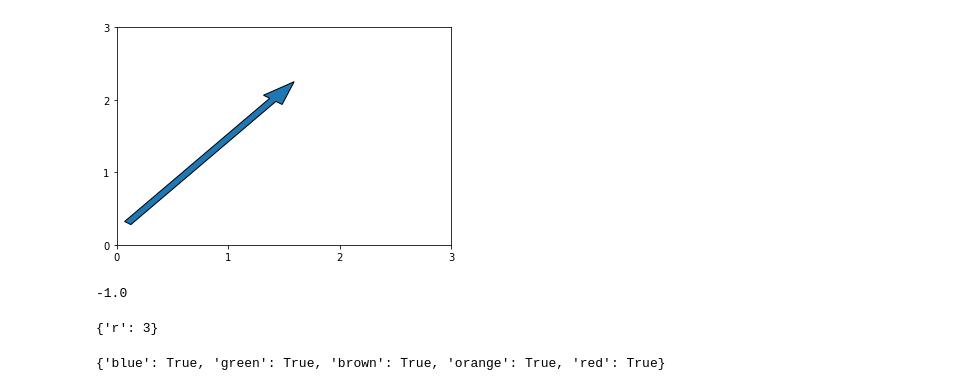
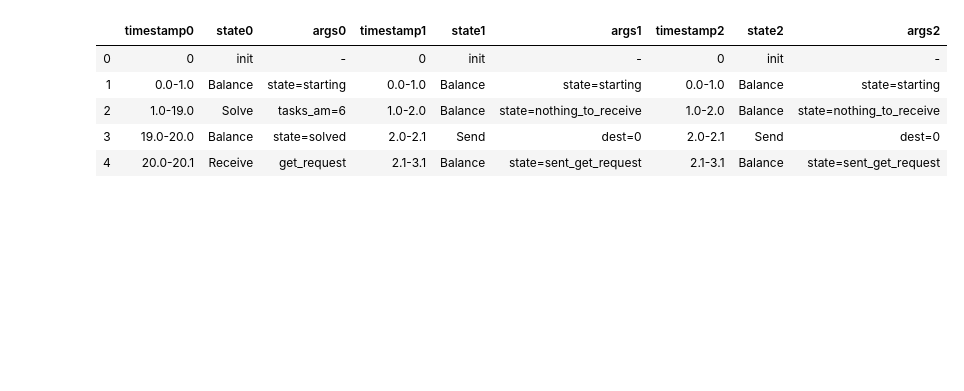
Before and after one commit to amonin7/HSECourseWork, a Jupyter notebook: Visualization.ipynb, the cells around one changed output. Saved outputs shown, nothing was run; the diff lists cells and outputs as text; code cells hidden in the pictures; blank space fills up the shorter version.

```diff
--- a/Visualization.ipynb
+++ b/Visualization.ipynb
@@ -106,20 +89,0 @@ sndr
-# %%
-import matplotlib.pyplot as plt
-
-fig, ax = plt.subplots()
-
-ax.arrow(0.1, 0.3, 1.3, 1.7,
-         width = 0.07)    #  ширина стрелки
-
-#  Установим диапазон значений:
-ax.set_xticks([0, 1, 2, 3])
-ax.set_yticks([0, 1, 2, 3])
-
-plt.show()
-# %% [output]
-[figure, removed]
-# %%
-import math
-math.cos(math.pi)
-# %% [output]
--1.0
@@ -129,8 +90,9 @@ sta['r'] = 3
-# %%
-sta
-# %% [output]
-{'r': 3}
-# %%
-status
-# %% [output]
-{'blue': True, 'green': True, 'brown': True, 'orange': True, 'red': True}
+# %%
+df.head()
+# %% [output]
+|  | timestamp0 | state0 | args0 | timestamp1 | state1 | args1 | timestamp2 | state2 | args2 |
+| 0 | 0 | init | - | 0 | init | - | 0 | init | - |
+| 1 | 0.0-1.0 | Balance | state=starting | 0.0-1.0 | Balance | state=starting | 0.0-1.0 | Balance | state=starting |
+| 2 | 1.0-19.0 | Solve | tasks_am=6 | 1.0-2.0 | Balance | state=nothing_to_receive | 1.0-2.0 | Balance | state=nothing_to_receive |
+| 3 | 19.0-20.0 | Balance | state=solved | 2.0-2.1 | Send | dest=0 | 2.0-2.1 | Send | dest=0 |
+| 4 | 20.0-20.1 | Receive | get_request | 2.1-3.1 | Balance | state=sent_get_request | 2.1-3.1 | Balance | state=sent_get_request |
```
Also changed, not shown: parts of 7 cells of this notebook, 2 other files.
